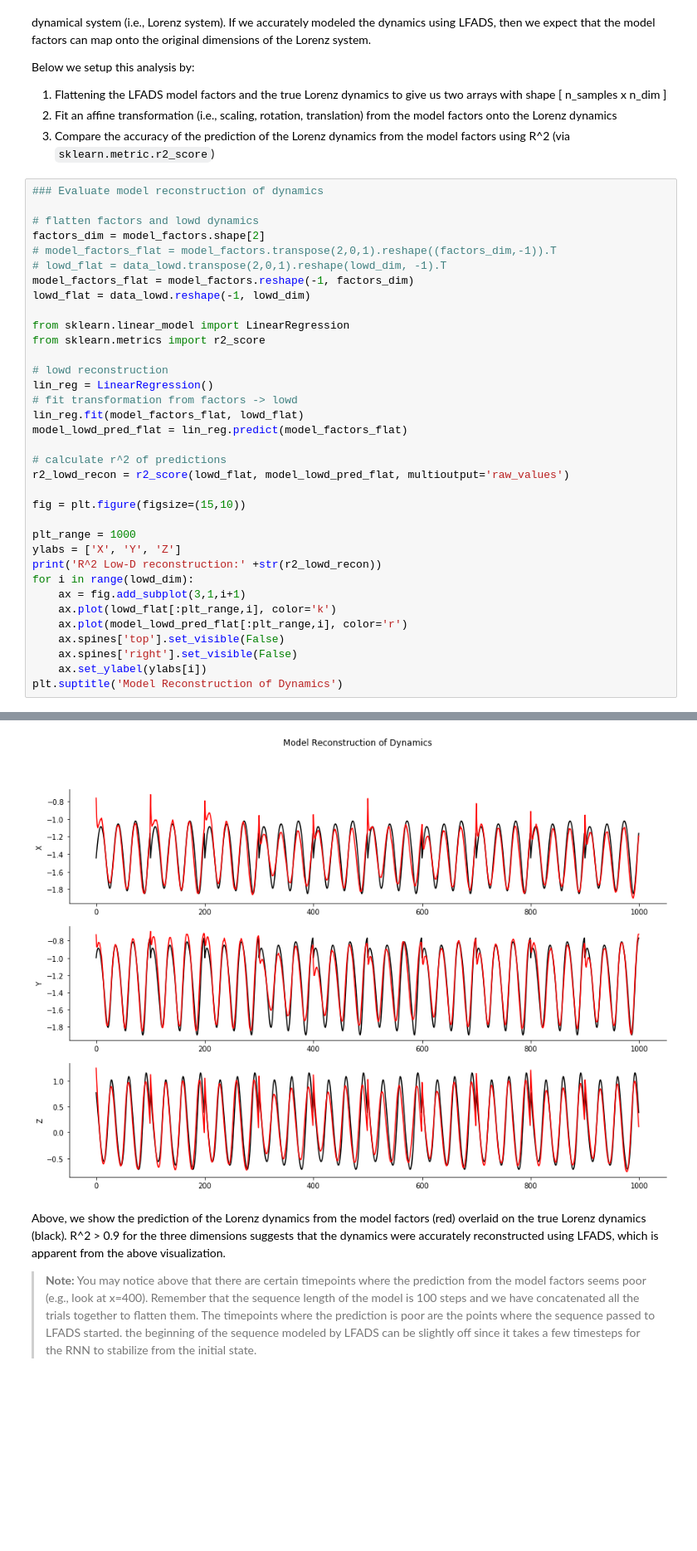
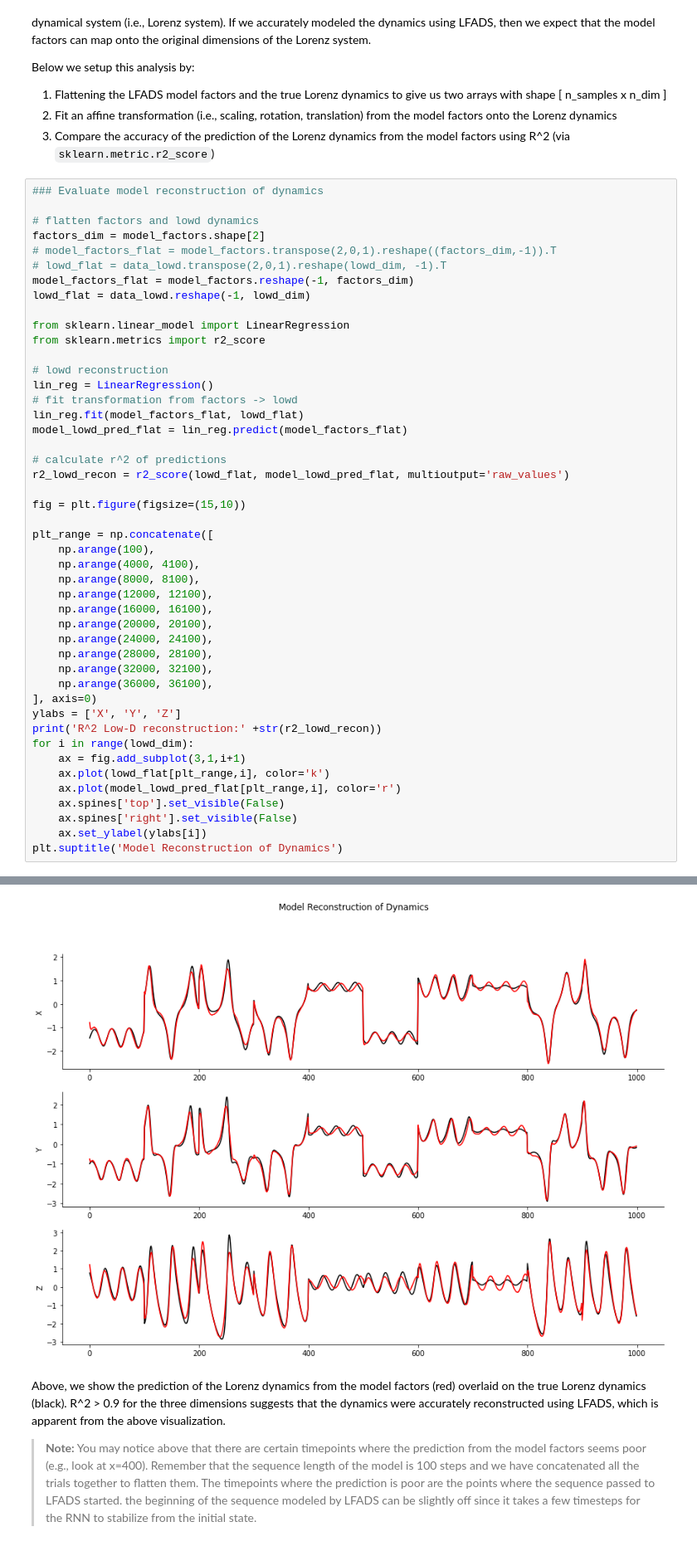
Before and after one commit to felixp8/lfads-nlb-tutorials, a Jupyter notebook: running_lfads.ipynb, the cells around one changed output, grey strips where cells are left out. Shown at 83% size. Drawn from its saved outputs; the diff is of its cells as text; blank space fills up the shorter version.

```diff
--- a/running_lfads.ipynb
+++ b/running_lfads.ipynb
@@ -575,13 +566,24 @@ r2_lowd_recon = r2_score(lowd_flat, model_lowd_pred_flat, multioutput='raw_value
 
 fig = plt.figure(figsize=(15,10))
 
-plt_range = 1000
+plt_range = np.concatenate([
+    np.arange(100),
+    np.arange(4000, 4100),
+    np.arange(8000, 8100),
+    np.arange(12000, 12100),
+    np.arange(16000, 16100),
+    np.arange(20000, 20100),
+    np.arange(24000, 24100),
+    np.arange(28000, 28100),
+    np.arange(32000, 32100),
+    np.arange(36000, 36100),
+], axis=0)
 ylabs = ['X', 'Y', 'Z']
 print('R^2 Low-D reconstruction:' +str(r2_lowd_recon))
 for i in range(lowd_dim):
     ax = fig.add_subplot(3,1,i+1)
-    ax.plot(lowd_flat[:plt_range,i], color='k')
-    ax.plot(model_lowd_pred_flat[:plt_range,i], color='r')
+    ax.plot(lowd_flat[plt_range,i], color='k')
+    ax.plot(model_lowd_pred_flat[plt_range,i], color='r')
     ax.spines['top'].set_visible(False)
     ax.spines['right'].set_visible(False)
     ax.set_ylabel(ylabs[i])
@@ -591,5 +593,5 @@ R^2 Low-D reconstruction:[0.98789634 0.98158277 0.95369228]
 Text(0.5, 0.98, 'Model Reconstruction of Dynamics')
-[figure, old version]
+[figure, new version]
 # %% [markdown]
 Above, we show the prediction of the Lorenz dynamics from the model factors (red) overlaid on the true Lorenz dynamics (black). R^2 > 0.9 for the three dimensions suggests that the dynamics were accurately reconstructed using LFADS, which is apparent from the above visualization.
 > **Note:** You may notice above that there are certain timepoints where the prediction from the model factors seems poor (e.g., look at x=400). Remember that the sequence length of the model is 100 steps and we have concatenated all the trials together to flatten them. The timepoints where the prediction is poor are the points where the sequence passed to LFADS started. the beginning of the sequence modeled by LFADS can be slightly off since it takes a few timesteps for the RNN to stabilize from the initial state.
```
Also changed, not shown: parts of 9 cells of this notebook, 2 other files.
